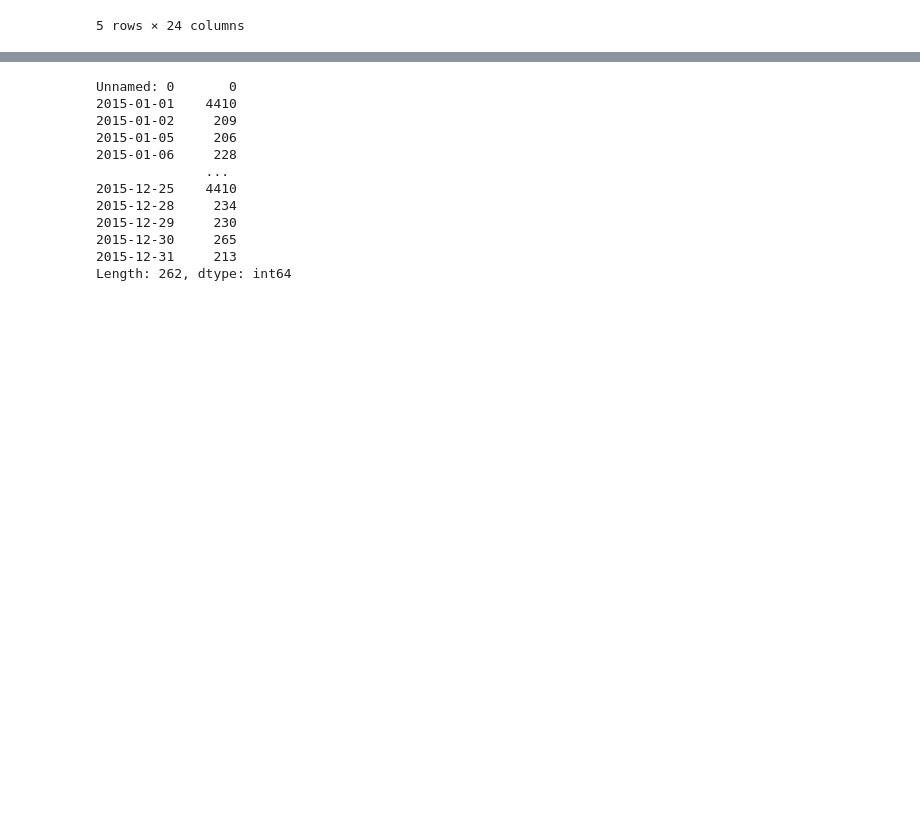
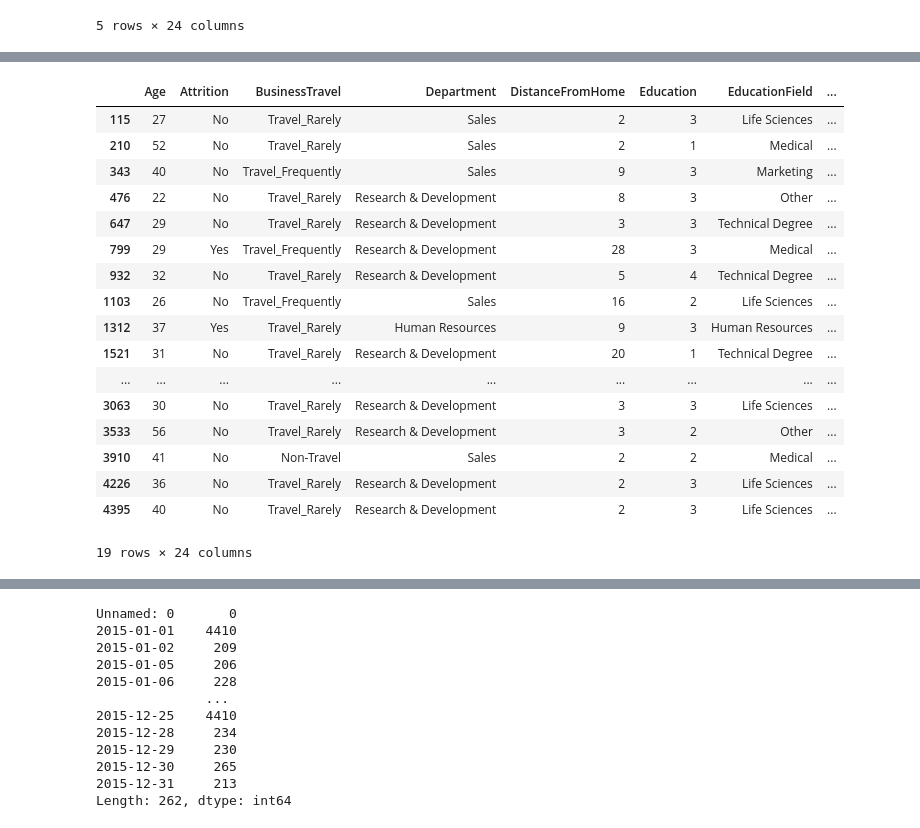
Before and after one commit to Veyesd/rh-analysis, a Jupyter notebook: rh_analysis.ipynb, the cells around one changed output, grey strips where cells are left out. Saved outputs shown, nothing was run; the diff lists cells and outputs as text; code cells hidden in the pictures; blank space fills up the shorter version.

```diff
--- a/rh_analysis.ipynb
+++ b/rh_analysis.ipynb
@@ -61,0 +103,22 @@ dtype: int64
+# %%
+filtered_general=df_general[df_general['NumCompaniesWorked'].isnull()]
+filtered_general
+# %% [output]
+|  | Age | Attrition | BusinessTravel | Department | DistanceFromHome | Education | EducationField | ... |
+| 115 | 27 | No | Travel_Rarely | Sales | 2 | 3 | Life Sciences | ... |
+| 210 | 52 | No | Travel_Rarely | Sales | 2 | 1 | Medical | ... |
+| 343 | 40 | No | Travel_Frequently | Sales | 9 | 3 | Marketing | ... |
+| 476 | 22 | No | Travel_Rarely | Research & Development | 8 | 3 | Other | ... |
+| 647 | 29 | No | Travel_Rarely | Research & Development | 3 | 3 | Technical Degree | ... |
+| 799 | 29 | Yes | Travel_Frequently | Research & Development | 28 | 3 | Medical | ... |
+| 932 | 32 | No | Travel_Rarely | Research & Development | 5 | 4 | Technical Degree | ... |
+| 1103 | 26 | No | Travel_Frequently | Sales | 16 | 2 | Life Sciences | ... |
+| 1312 | 37 | Yes | Travel_Rarely | Human Resources | 9 | 3 | Human Resources | ... |
+| 1521 | 31 | No | Travel_Rarely | Research & Development | 20 | 1 | Technical Degree | ... |
+| ... | ... | ... | ... | ... | ... | ... | ... | ... |
+| 3063 | 30 | No | Travel_Rarely | Research & Development | 3 | 3 | Life Sciences | ... |
+| 3533 | 56 | No | Travel_Rarely | Research & Development | 3 | 2 | Other | ... |
+| 3910 | 41 | No | Non-Travel | Sales | 2 | 2 | Medical | ... |
+| 4226 | 36 | No | Travel_Rarely | Research & Development | 2 | 3 | Life Sciences | ... |
+| 4395 | 40 | No | Travel_Rarely | Research & Development | 2 | 3 | Life Sciences | ... |
+19 rows × 24 columns
```
Also changed, not shown: parts of 66 cells of this notebook.
